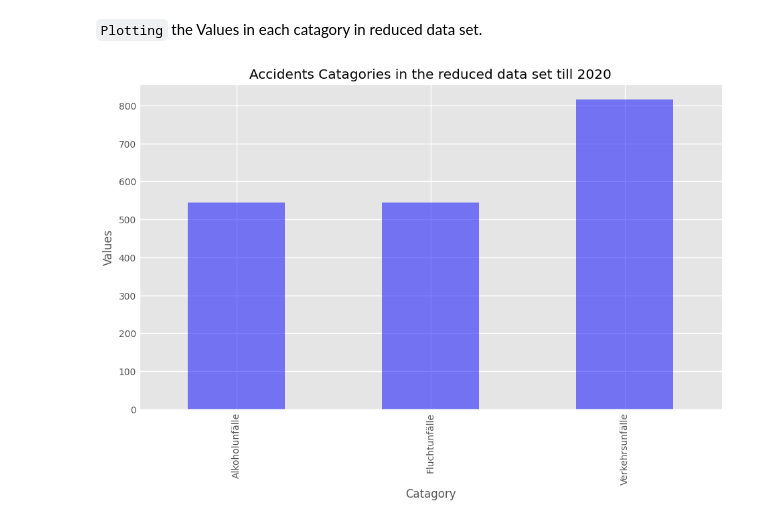
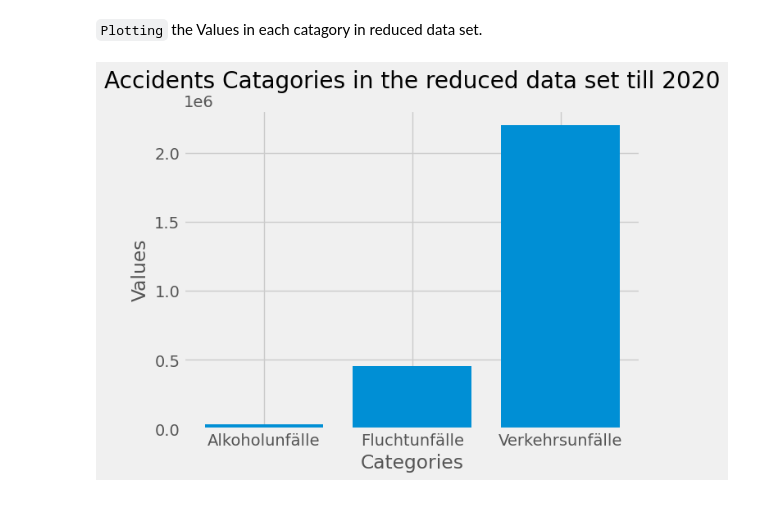
Before and after one commit to Pavan-AIML/DIGITLE_SCHOOL_TASK, a Jupyter notebook: task.ipynb, the cells around one changed output. Cells and saved outputs as stored; diff of their text form; code cells hidden in the pictures.

```diff
--- a/task.ipynb
+++ b/task.ipynb
@@ -30,11 +30,11 @@ Name: Total_Accidents, dtype: float64
 `Plotting` the number of accidents per catagory in the full given data.
 # %%
 # Add labels and title
-plt.style.use('ggplot')
+plt.style.use('fivethirtyeight')
 plt.xlabel('Categories')
 plt.ylabel('Values')
 plt.title('Accidents Catagories in the full data set')
-Catagorydf["Total_Accidents"].plot(kind='bar',figsize=(10,8), color='blue', alpha=0.5)
+plt.bar(Catagorydf["Category"], Catagorydf["Total_Accidents"])
 # Show plot
 plt.show()
 # %% [output]
@@ -43,6 +43,6 @@ plt.show()
 Removing the data `after 2020` as stated in the task.
 # %%
 df_filtered = df[df['Year'] <= 2020]
-Catagory_counts_n = df_filtered.groupby(df_filtered["Catagory"]).count()
-Catagory_counts_n
-python3.10 -i /var/www/pavan8110019_pythonanywhere_com_wsgi.py
+Catagory_counts_n = df_filtered.groupby("Catagory")["Value"].sum()
+Catagory_counts_n = Catagory_counts_n.reset_index()
+Catagory_counts_n.columns = ["Category", "Total_Accidents"]
@@ -56,12 +50,12 @@ python3.10 -i /var/www/pavan8110019_pythonanywhere_com_wsgi.py
 `Plotting` the Values in each catagory in reduced data set.
 # %%
 # Add labels and title
-plt.style.use('ggplot')
+plt.style.use('fivethirtyeight')
 plt.xlabel('Categories')
 plt.ylabel('Values')
 plt.title('Accidents Catagories in the reduced data set till 2020')
-Catagory_counts_n['Value'].plot(kind='bar',figsize=(10,6), color='blue', alpha=0.5)
+plt.bar(Catagory_counts_n["Category"], Catagory_counts_n["Total_Accidents"])
 # Show plot
 plt.show()
 # %% [output]
-[figure, old version]
+[figure, new version]
```
Also changed, not shown: parts of 2 cells of this notebook.
